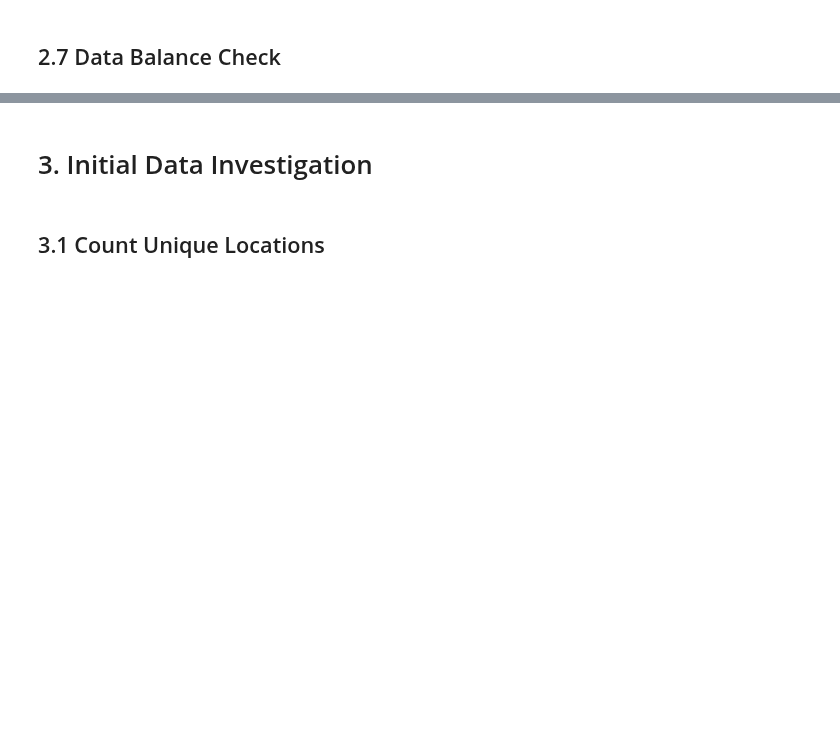
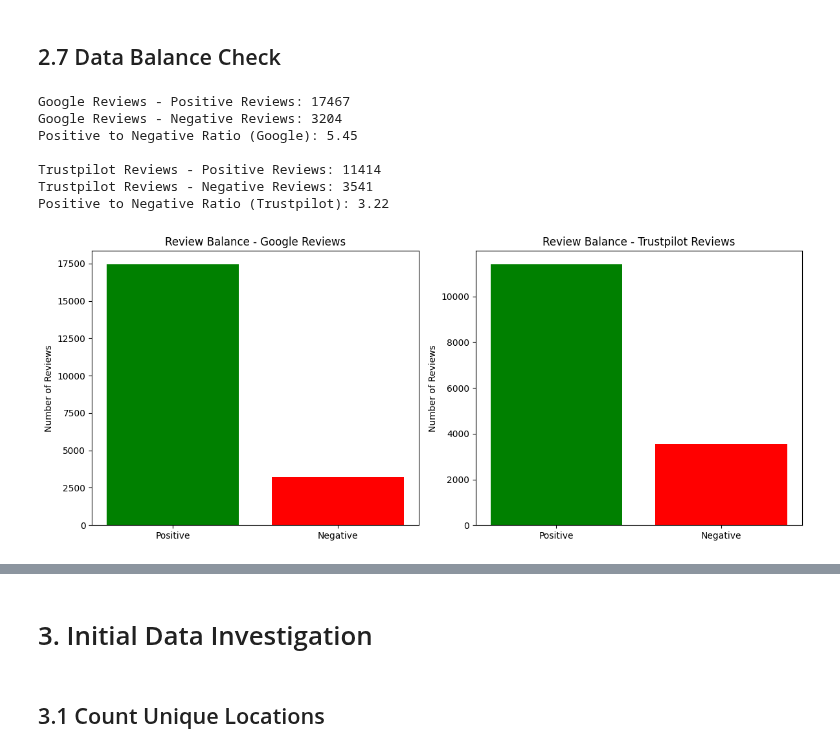
Before and after one commit to sheldonkemper/portfolio, a Jupyter notebook: KEMPER_SHELDON_CAM_C301_Week_4and5_Topic_project.ipynb, the cells around one changed output, grey strips where cells are left out. Drawn from its saved outputs; the diff is of its cells as text; code cells hidden in the pictures; blank space fills up the shorter version.

```diff
--- a/KEMPER_SHELDON_CAM_C301_Week_4and5_Topic_project.ipynb
+++ b/KEMPER_SHELDON_CAM_C301_Week_4and5_Topic_project.ipynb
@@ -245,0 +624,50 @@ todo
+# %%
+# Define thresholds for positive and negative reviews
+google_positive = google_df[google_df['Overall Score'] >= 4]
+google_negative = google_df[google_df['Overall Score'] < 3]
+
+trustpilot_positive = trustpilot_df[trustpilot_df['Review Stars'] >= 4]
+trustpilot_negative = trustpilot_df[trustpilot_df['Review Stars'] < 3]
+
+# Calculate the balance
+google_positive_count = len(google_positive)
+google_negative_count = len(google_negative)
+
+trustpilot_positive_count = len(trustpilot_positive)
+trustpilot_negative_count = len(trustpilot_negative)
+
+# Print the balance for each dataset
+print("Google Reviews - Positive Reviews:", google_positive_count)
+print("Google Reviews - Negative Reviews:", google_negative_count)
+print("Positive to Negative Ratio (Google): {:.2f}".format(google_positive_count / google_negative_count))
+
+print("\nTrustpilot Reviews - Positive Reviews:", trustpilot_positive_count)
+print("Trustpilot Reviews - Negative Reviews:", trustpilot_negative_count)
+print("Positive to Negative Ratio (Trustpilot): {:.2f}".format(trustpilot_positive_count / trustpilot_negative_count))
+
+# Visualise the balance
+
+# Plot for Google Reviews
+plt.figure(figsize=(12, 5))
+plt.subplot(1, 2, 1)
+plt.bar(['Positive', 'Negative'], [google_positive_count, google_negative_count], color=['green', 'red'])
+plt.title('Review Balance - Google Reviews')
+plt.ylabel('Number of Reviews')
+
+# Plot for Trustpilot Reviews
+plt.subplot(1, 2, 2)
+plt.bar(['Positive', 'Negative'], [trustpilot_positive_count, trustpilot_negative_count], color=['green', 'red'])
+plt.title('Review Balance - Trustpilot Reviews')
+plt.ylabel('Number of Reviews')
+
+plt.tight_layout()
+plt.show()
+# %% [output]
+Google Reviews - Positive Reviews: 17467
+Google Reviews - Negative Reviews: 3204
+Positive to Negative Ratio (Google): 5.45
+
+Trustpilot Reviews - Positive Reviews: 11414
+Trustpilot Reviews - Negative Reviews: 3541
+Positive to Negative Ratio (Trustpilot): 3.22
+[figure, added]
```
Also changed, not shown: parts of 39 cells of this notebook.
